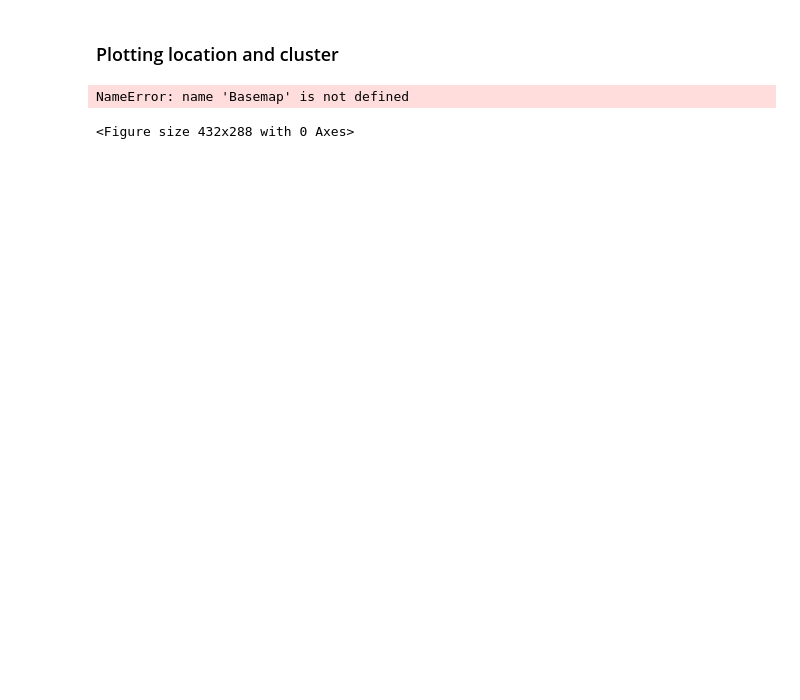
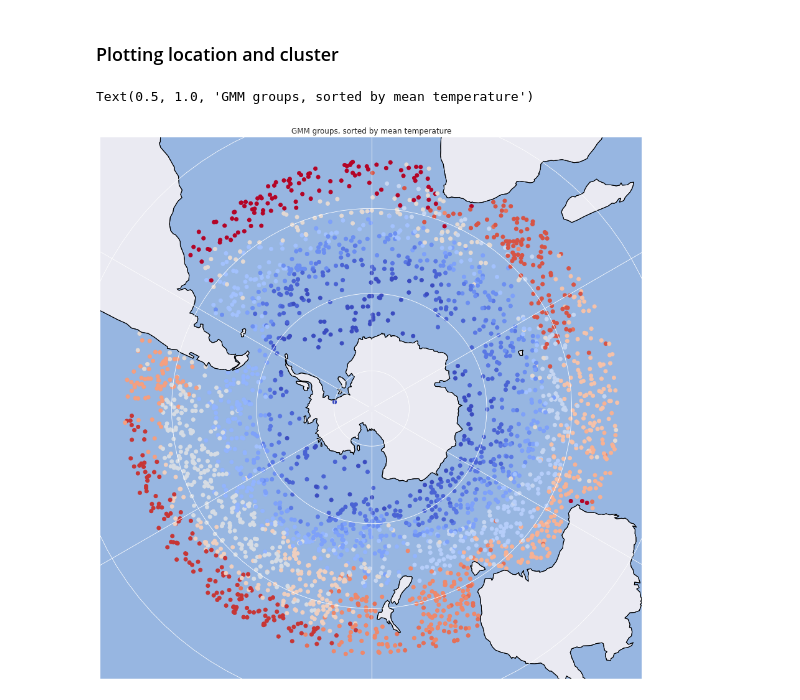
Before and after one commit to el1247/BAS_AI4ER_SAM, a Jupyter notebook: notebooks/exploratory/1.1_el_GMMTemperatureProfileClassification.ipynb, the cells around one changed output. Cells and saved outputs as stored; diff of their text form; code cells hidden in the pictures; blank space fills up the shorter version.

Commit message:
Continued graphical analysis
Started investigation of implementation of dask into workload, included imaging of GMM grouped ARGO floats to gmmTemperatureProfileClassifications.

```diff
--- a/notebooks/exploratory/1.1_el_GMMTemperatureProfileClassification.ipynb
+++ b/notebooks/exploratory/1.1_el_GMMTemperatureProfileClassification.ipynb
@@ -215,14 +214,31 @@ plt.show()
 # %% [markdown]
 ### Plotting location and cluster
-# %%
-plt.figure(3)
-m = Basemap(llcrnrlon=-100, llcrnrlat=0., urcrnrlon=-20., urcrnrlat=57.,
-            projections='lcc', lat_1=20., lat_2=40., lon_0=-60,
-            resolution='1', area_thresh=1000.)
-m.drawcoastlines()
-m.drawcountries()
-m.drawmapboundary(fill_color='#99ffff')
-plt.show()
-# %% [output]
-NameError: name 'Basemap' is not defined
-<Figure size 432x288 with 0 Axes>
+# %%
+def invert(inArray):
+    outArray = []
+    for i in range(len(inArray)):
+        for j in range(len(inArray)):
+            if inArray[j] == i:
+                outArray.append(j)
+    return outArray
+
+floatLon = df["x"]
+floatLat = df["y"]
+floatCol = df["label"]
+floatColLookup = invert(dfgMeans["label"])
+floatColSwitched = []
+
+for i in floatCol:
+    floatColSwitched.append(floatColLookup[i])
+# %%
+plt.figure(figsize=(20, 16))
+ax = plt.axes(projection=ccrs.SouthPolarStereo())
+ax.add_feature(cfeature.OCEAN)
+ax.add_feature(cfeature.COASTLINE)
+ax.coastlines()
+ax.gridlines()
+plt.scatter(floatLon, floatLat, color=palette[floatColSwitched], transform=ccrs.PlateCarree(),cmap='RdBu_r')
+plt.title("GMM groups, sorted by mean temperature")
+# %% [output]
+Text(0.5, 1.0, 'GMM groups, sorted by mean temperature')
+[figure, added]
```
Also changed, not shown: parts of 4 cells of this notebook, 4 other files.
